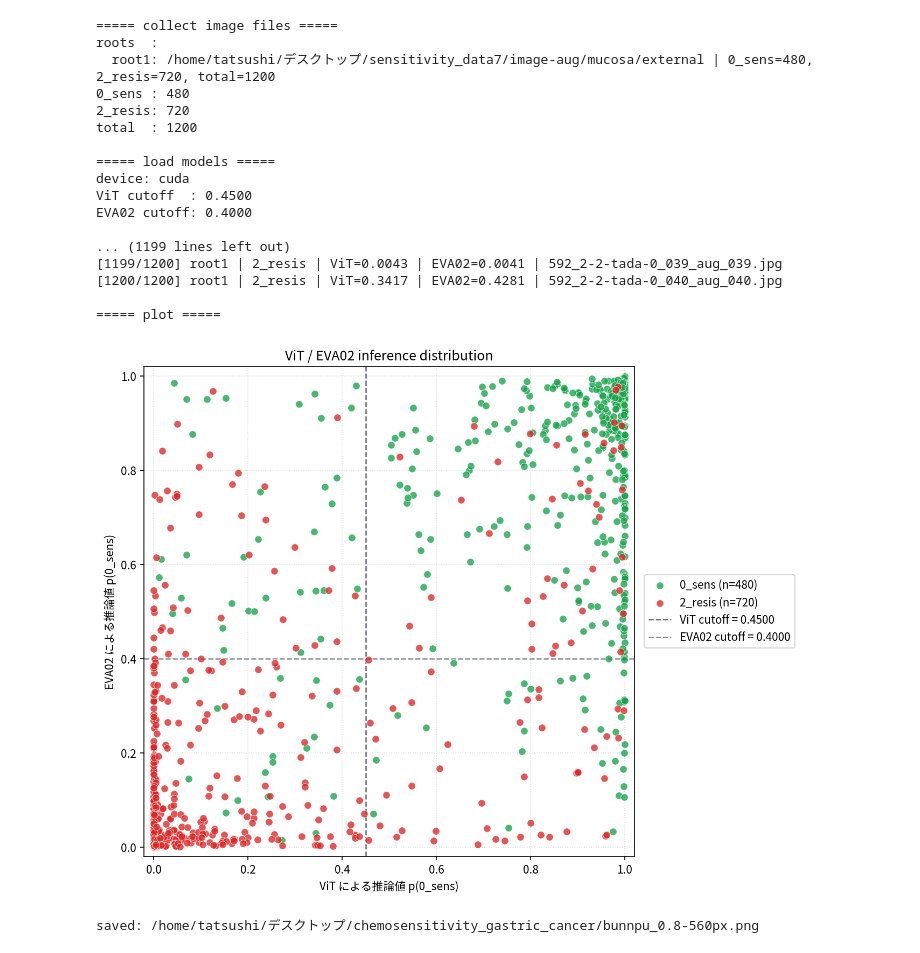
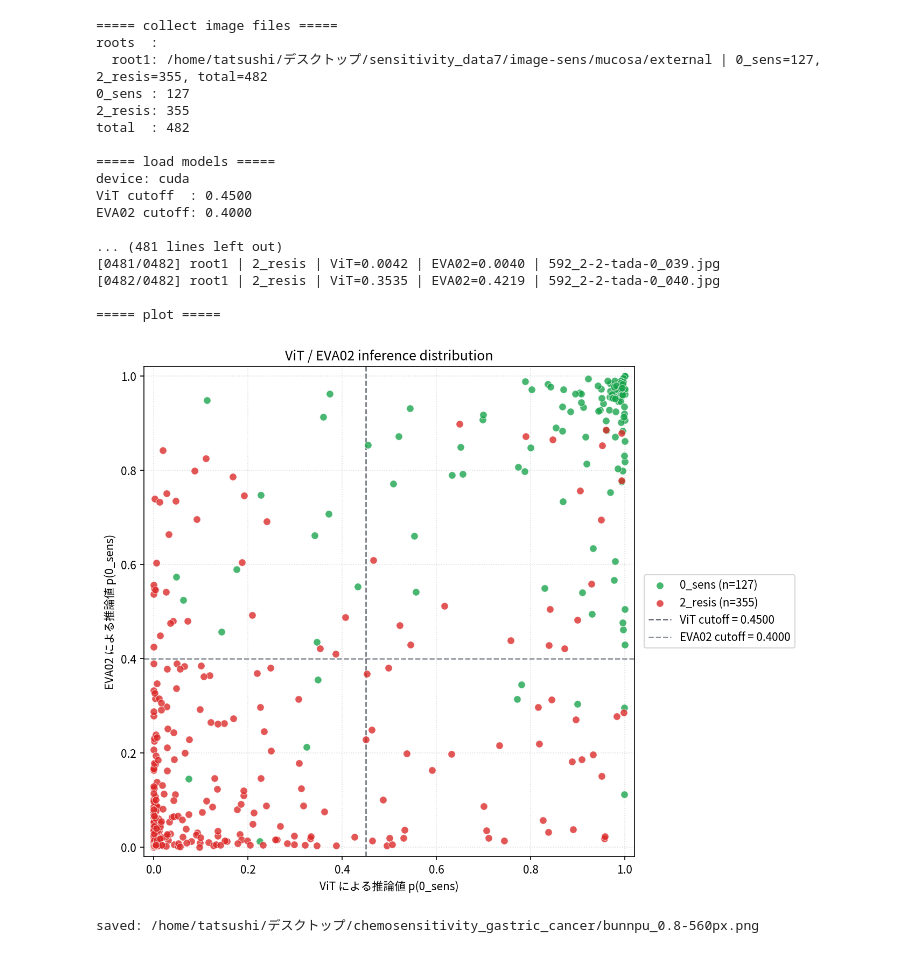
Before and after one commit to tattooshi/chemosensitivity_gastric_cancer, a Jupyter notebook: 分布図.ipynb, the cells around one changed output. Drawn from its saved outputs; the diff is of its cells as text; code cells hidden in the pictures.

```diff
--- a/分布図.ipynb
+++ b/分布図.ipynb
@@ -62,7 +62,7 @@ configure_matplotlib_for_japanese()
 # 複数指定する場合はリストにしてください。すべてのフォルダーを読みます。
 # 空文字または空リストならフォルダー選択ダイアログを表示します。
 TARGET_ROOT = [
-    "/home/tatsushi/デスクトップ/sensitivity_data7/image-aug/mucosa/external",
+    "/home/tatsushi/デスクトップ/sensitivity_data7/image-sens/mucosa/external",
     #"/home/tatsushi/デスクトップ/sensitivity_data7/image-aug/2026_classes",
 ]
 OUTPUT_PATH = Path("./bunnpu_0.8-560px.png")
@@ -409,41 +409,41 @@ def main():
     vit_backend = load_backend(VIT_SPEC, DEVICE)
     eva_backend = load_backend(EVA02_SPEC, DEVICE)
     print(f"ViT cutoff  : {vit_backend['cutoff']:.4f}")
     print(f"EVA02 cutoff: {eva_backend['cutoff']:.4f}")
 
     print("\n===== inference =====")
     results = run_inference(rows, vit_backend, eva_backend)
 
     print("\n===== plot =====")
     plot_distribution(
         results=results,
         vit_cutoff=vit_backend["cutoff"],
         eva_cutoff=eva_backend["cutoff"],
         output_path=OUTPUT_PATH,
     )
 
 
 if __name__ == "__main__":
     main()
 # %% [output]
 ===== collect image files =====
 roots  :
-  root1: /home/tatsushi/デスクトップ/sensitivity_data7/image-aug/mucosa/external | 0_sens=480, 2_resis=720, total=1200
-0_sens : 480
-2_resis: 720
-total  : 1200
+  root1: /home/tatsushi/デスクトップ/sensitivity_data7/image-sens/mucosa/external | 0_sens=127, 2_resis=355, total=482
+0_sens : 127
+2_resis: 355
+total  : 482
 
 ===== load models =====
 device: cuda
 ViT cutoff  : 0.4500
 EVA02 cutoff: 0.4000
 
-... (1199 lines left out)
-[1199/1200] root1 | 2_resis | ViT=0.0043 | EVA02=0.0041 | 592_2-2-tada-0_039_aug_039.jpg
-[1200/1200] root1 | 2_resis | ViT=0.3417 | EVA02=0.4281 | 592_2-2-tada-0_040_aug_040.jpg
+... (481 lines left out)
+[0481/0482] root1 | 2_resis | ViT=0.0042 | EVA02=0.0040 | 592_2-2-tada-0_039.jpg
+[0482/0482] root1 | 2_resis | ViT=0.3535 | EVA02=0.4219 | 592_2-2-tada-0_040.jpg
 
 ===== plot =====
-[figure, old version]
+[figure, new version]
 saved: /home/tatsushi/デスクトップ/chemosensitivity_gastric_cancer/bunnpu_0.8-560px.png
 # %%
 /home/tatsushi/デスクトップ/cls_avg_result/vit_large_patch16_560.augreg_in21k_ft_in1k8040-100seed-0.8weight-revival-some_resis****/vit_large_patch16_560.augreg_in21k_ft_in1k/Vit_fixed_val_classes_models_0sens_positive/seed_075_best_model.pth
```
Also changed, not shown: 2 other files.
